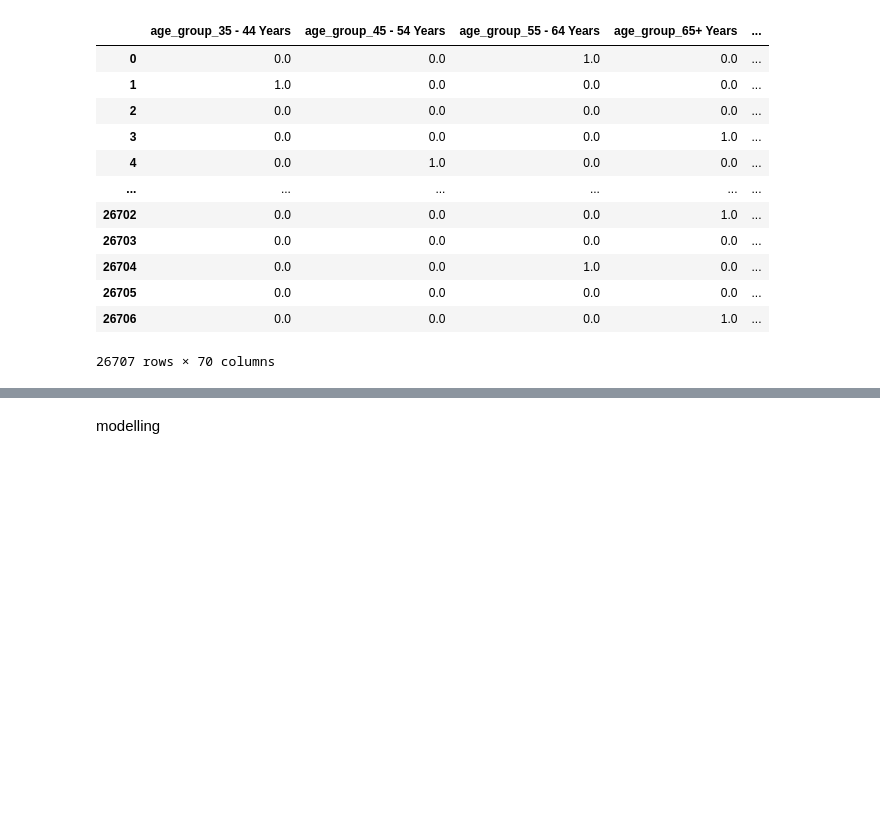
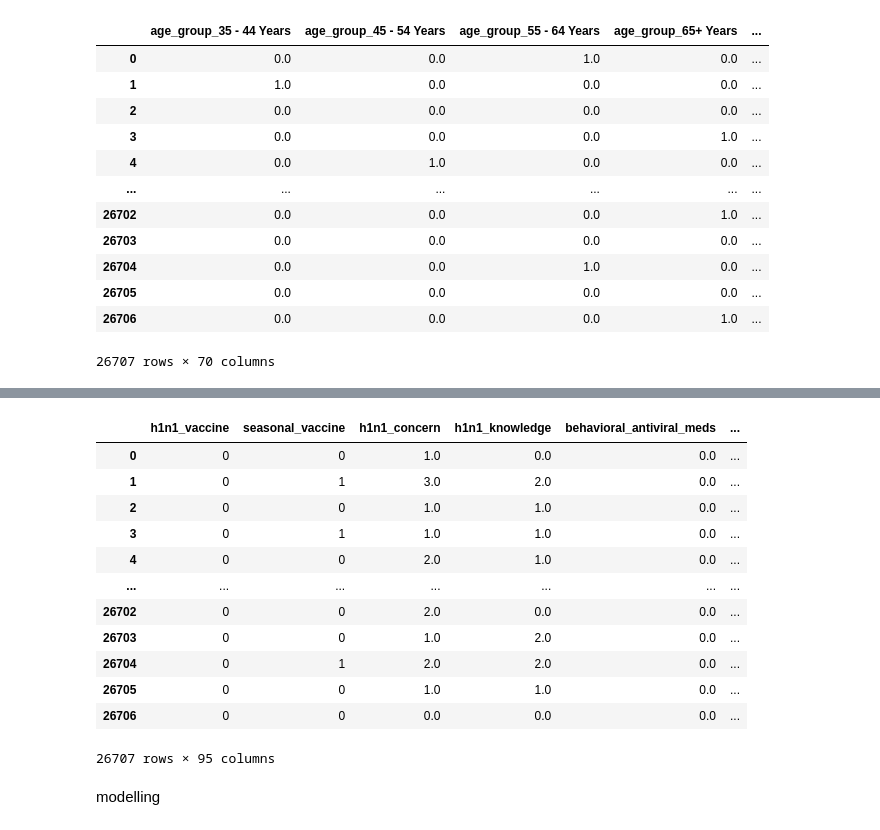
Before and after one commit to gshikanda/PHASE-3-PROJECT, a Jupyter notebook: H1N1 PROJECT.ipynb, the cells around one changed output, grey strips where cells are left out. Cells and saved outputs as stored; diff of their text form; code cells hidden in the pictures; blank space fills up the shorter version.

```diff
--- a/H1N1 PROJECT.ipynb
+++ b/H1N1 PROJECT.ipynb
@@ -469,2 +474,19 @@ new_training_feat
+# %%
+new_training=new_training_feat.drop(new_training_feat.columns[0],axis=1)
+new_training
+# %% [output]
+|  | h1n1_vaccine | seasonal_vaccine | h1n1_concern | h1n1_knowledge | behavioral_antiviral_meds | ... |
+| 0 | 0 | 0 | 1.0 | 0.0 | 0.0 | ... |
+| 1 | 0 | 1 | 3.0 | 2.0 | 0.0 | ... |
+| 2 | 0 | 0 | 1.0 | 1.0 | 0.0 | ... |
+| 3 | 0 | 1 | 1.0 | 1.0 | 0.0 | ... |
+| 4 | 0 | 0 | 2.0 | 1.0 | 0.0 | ... |
+| ... | ... | ... | ... | ... | ... | ... |
+| 26702 | 0 | 0 | 2.0 | 0.0 | 0.0 | ... |
+| 26703 | 0 | 0 | 1.0 | 2.0 | 0.0 | ... |
+| 26704 | 0 | 1 | 2.0 | 2.0 | 0.0 | ... |
+| 26705 | 0 | 0 | 1.0 | 1.0 | 0.0 | ... |
+| 26706 | 0 | 0 | 0.0 | 0.0 | 0.0 | ... |
+26707 rows × 95 columns
 # %% [markdown]
 modelling
```
Also changed, not shown: parts of 10 cells of this notebook.
